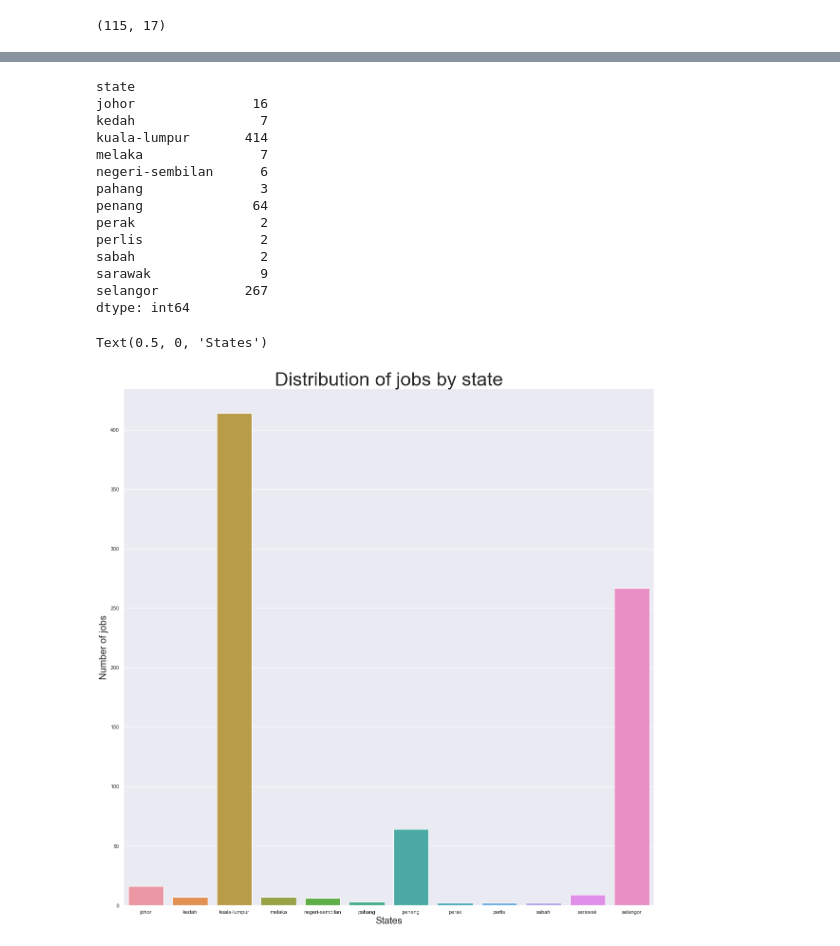
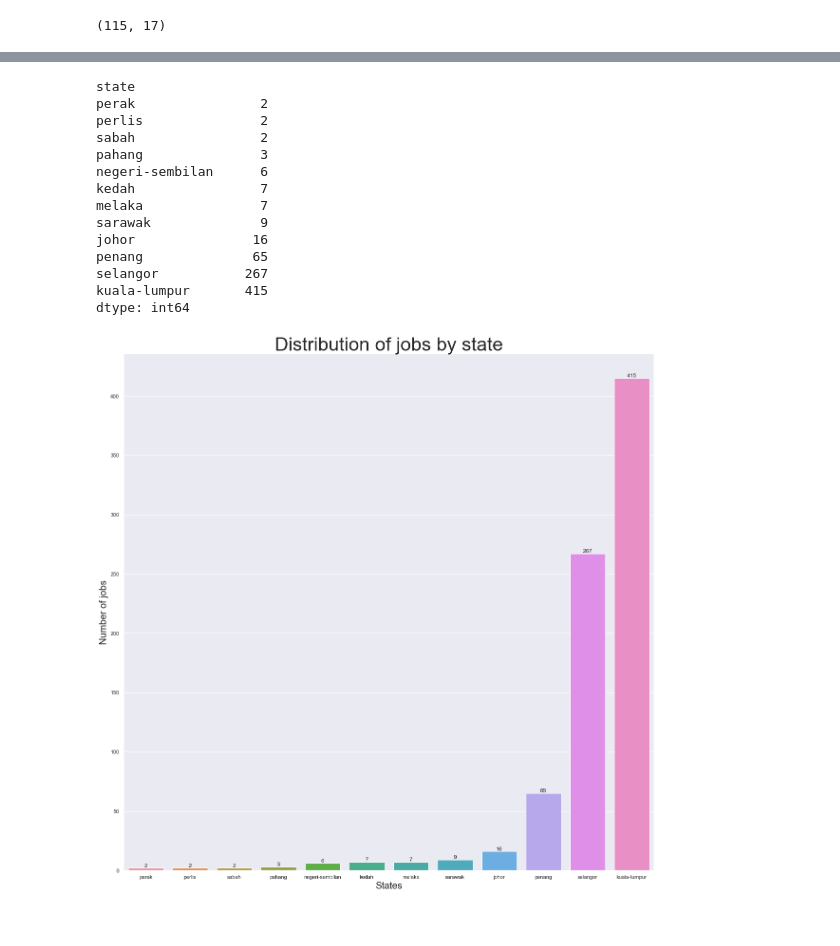
Before and after one commit to roosern-dev/Malaysia_data_jobs_analysis, a Jupyter notebook: data/cleaning.ipynb, the cells around one changed output, grey strips where cells are left out. Saved outputs shown, nothing was run; the diff lists cells and outputs as text; code cells hidden in the pictures.

```diff
--- a/data/cleaning.ipynb
+++ b/data/cleaning.ipynb
@@ -339,6 +334,8 @@ df_all_data_jobs_cleaned = pd.concat([df_all_data_jobs_cleaned, stragglers])
 df_dropped = df_dropped.drop(stragglers.index)
 # %% [markdown]
 ### EDA for data related jobs
+# %%
+sns.set_palette(sns.color_palette('RdYlBu'))
 # %%
 df_data_jobs = df_all_data_jobs_cleaned.drop_duplicates('job_id')
 # %%
@@ -357,28 +354,30 @@ df_data_jobs.head(1)
 # %%
-df_jobs_by_state = df_data_jobs.groupby('state').size()
+df_jobs_by_state = df_data_jobs.groupby('state').size().sort_values()
 df_jobs_by_state
 # %% [output]
 state
-johor               16
-kedah                7
-kuala-lumpur       414
-melaka               7
-negeri-sembilan      6
-pahang               3
-penang              64
 perak                2
 perlis               2
 sabah                2
+pahang               3
+negeri-sembilan      6
+kedah                7
+melaka               7
 sarawak              9
+johor               16
+penang              65
 selangor           267
+kuala-lumpur       415
 dtype: int64
 # %%
 sns.set(rc={'figure.figsize':(20,20)})
+sns.set_palette('Reds')
 bar = sns.barplot(df_jobs_by_state.index, df_jobs_by_state.values)
 bar.set_title("Distribution of jobs by state", fontsize=40)
 bar.set_ylabel("Number of jobs", fontsize=20)
 bar.set_xlabel("States", fontsize=20)
+bar.bar_label(bar.containers[0])
+plt.show()
 # %% [output]
-Text(0.5, 0, 'States')
-[figure, old version]
+[figure, new version]
 # %%
```
Also changed, not shown: parts of 24 cells of this notebook.
